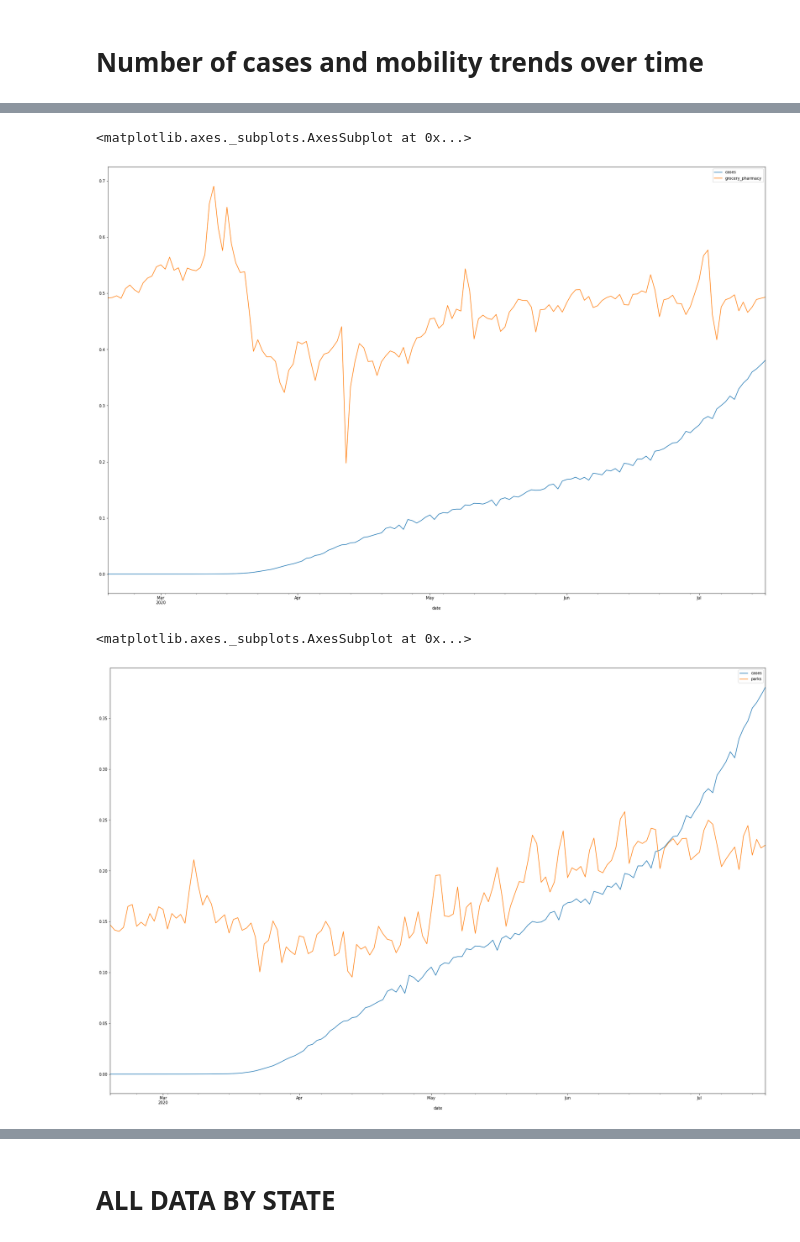
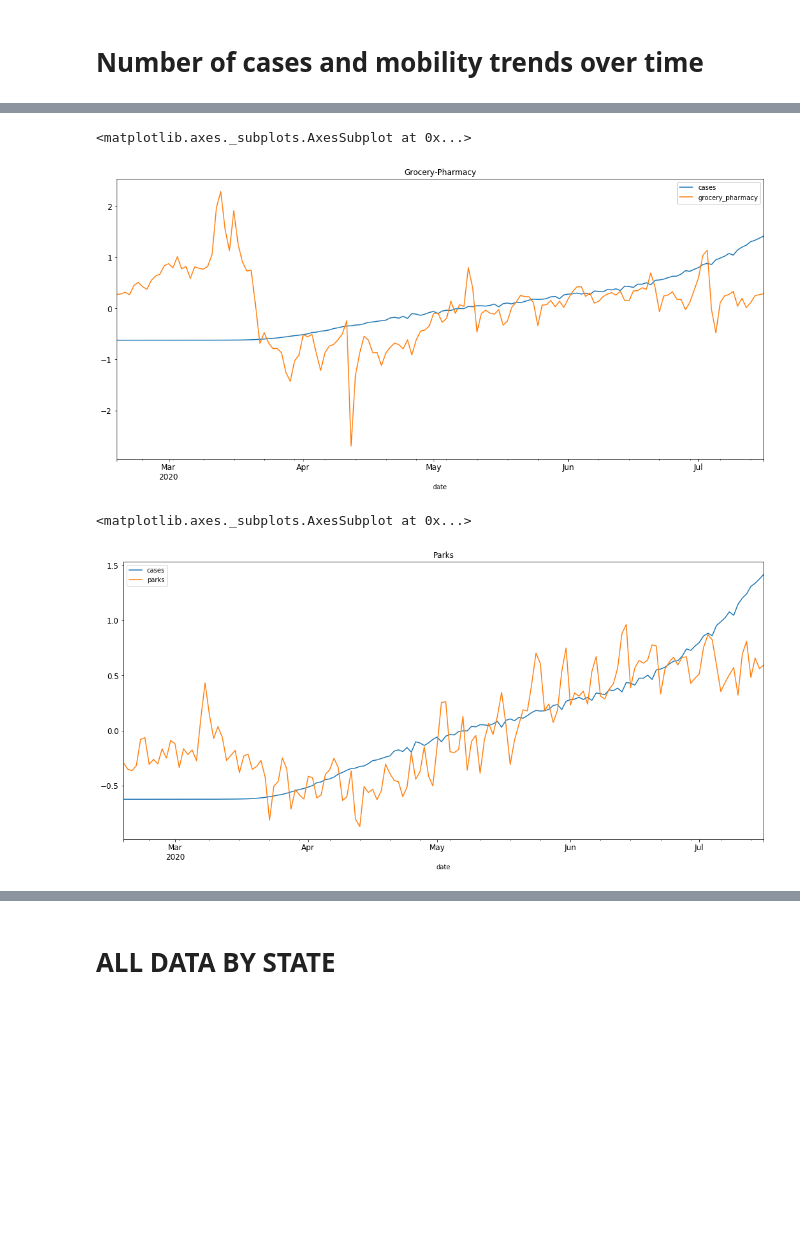
Before and after one commit to mirandaday16/covid_prevention_data_analysis, a Jupyter notebook: ziqi_xu/Comparison.ipynb, the cells around one changed output, grey strips where cells are left out. Drawn from its saved outputs; the diff is of its cells as text; code cells hidden in the pictures; blank space fills up the shorter version.

```diff
--- a/ziqi_xu/Comparison.ipynb
+++ b/ziqi_xu/Comparison.ipynb
@@ -116,6 +120,14 @@ all_data = pd.merge(all_data, restaurants, on=["state", "date"], how="left")
 all_data = all_data.dropna()
 all_data = all_data.reset_index().drop(['index'], axis=1)
 all_data['date'] = all_data['date'].astype('datetime64[ns]')
+
+all_data['retail_recreation'] = all_data['retail_recreation'].astype('int')
+all_data['grocery_pharmacy'] = all_data['grocery_pharmacy'].astype('int')
+all_data['parks'] = all_data['parks'].astype('int')
+all_data['transit'] = all_data['transit'].astype('int')
+all_data['workplaces'] = all_data['workplaces'].astype('int')
+all_data['residential'] = all_data['residential'].astype('int')
+
 all_data_new = all_data.copy()
 
 # Print
@@ -139,9 +151,11 @@ all_data
 # %%
 all_normalized = all_data.copy()
 
+all_normalized['cases_diff'] = (all_normalized.groupby('date')['cases'].apply(pd.Series.pct_change))
+
 # Normalize the values
 
-scaler = preprocessing.MinMaxScaler()
+scaler = preprocessing.StandardScaler()
 all_normalized[['cases', 'deaths', 'restaurant_performance', 'retail_recreation', 'grocery_pharmacy', 'parks', 'transit', 'workplaces', 'residential', 'cases', 'deaths', 'restaurant_performance']] = scaler.fit_transform(all_normalized[['cases', 'deaths', 'restaurant_performance', 'retail_recreation', 'grocery_pharmacy', 'parks', 'transit', 'workplaces', 'residential', 'cases', 'deaths', 'restaurant_performance']])
 
 #drop Nan values
@@ -149,7 +163,7 @@ all_normalized = all_normalized.replace([np.inf, -np.inf], np.nan)
 all_normalized = all_normalized.dropna()
 
 all_normalized = all_normalized.groupby(['date']).mean()
-all_normalized = all_normalized.loc[all_normalized['cases'] > 0.005]
+#all_normalized = all_normalized.loc[all_normalized['cases'] > -0.5]
 all_normalized
 # %% [output]
 |  | retail_recreation | grocery_pharmacy | parks | transit | workplaces | residential | cases | deaths | ... |
@@ -202,11 +228,11 @@ all_normalized.reset_index().plot(x='date', y=['cases', 'retail_recreation'], fi
 # %%
-all_normalized.reset_index().plot(x='date', y=['cases', 'grocery_pharmacy'], figsize=(30,20))
+all_normalized.reset_index().plot(x='date', y=['cases', 'grocery_pharmacy'], figsize=(18,8), fontsize=12, title="Grocery-Pharmacy")
 # %% [output]
 <matplotlib.axes._subplots.AxesSubplot at 0x...>
-[figure, old version]
+[figure, new version]
 # %%
-all_normalized.reset_index().plot(x='date', y=['cases', 'parks'], figsize=(30,20))
+all_normalized.reset_index().plot(x='date', y=['cases', 'parks'], figsize=(18,8), fontsize=12, title="Parks")
 # %% [output]
 <matplotlib.axes._subplots.AxesSubplot at 0x...>
-[figure, old version]
+[figure, new version]
 # %%
```
Also changed, not shown: parts of 17 cells of this notebook.
